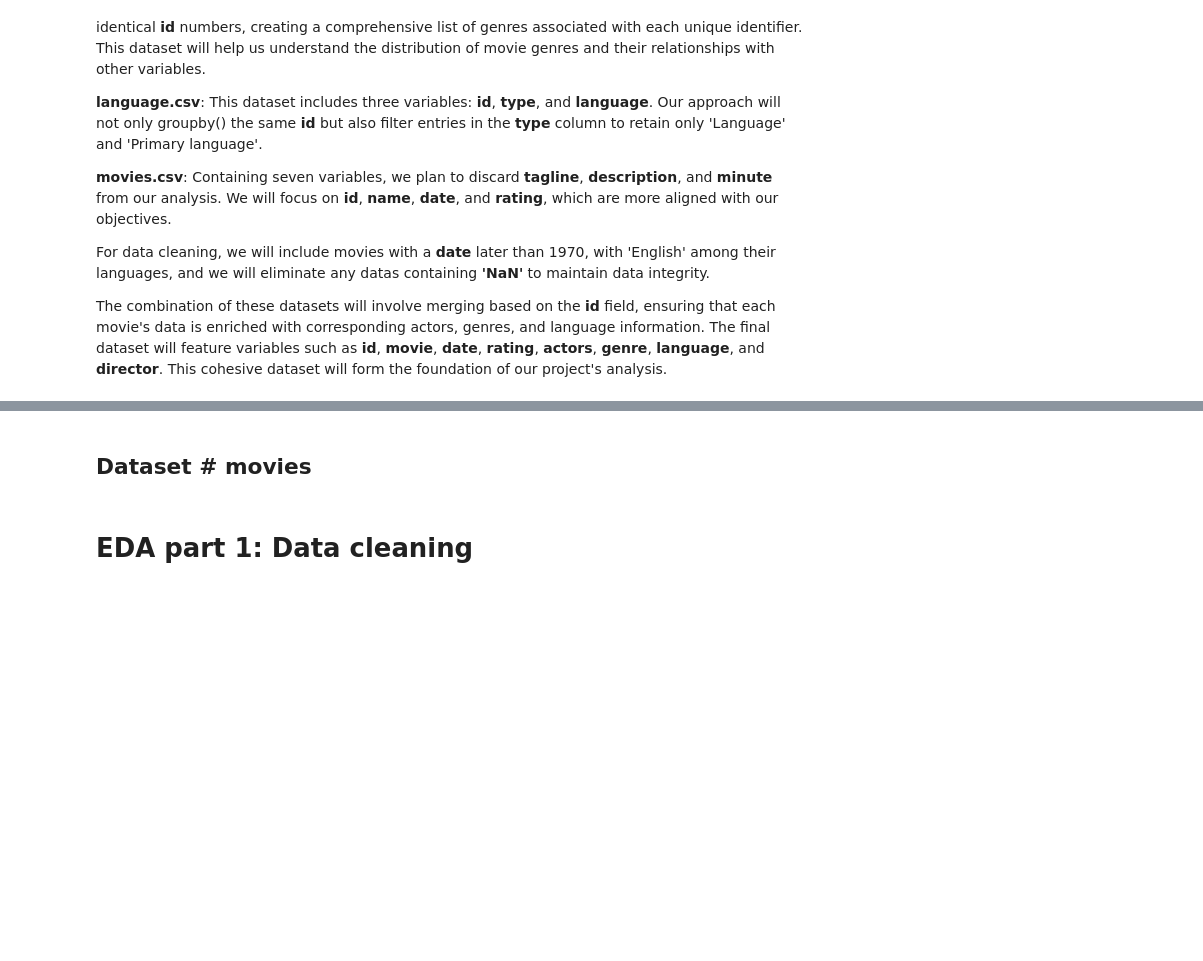
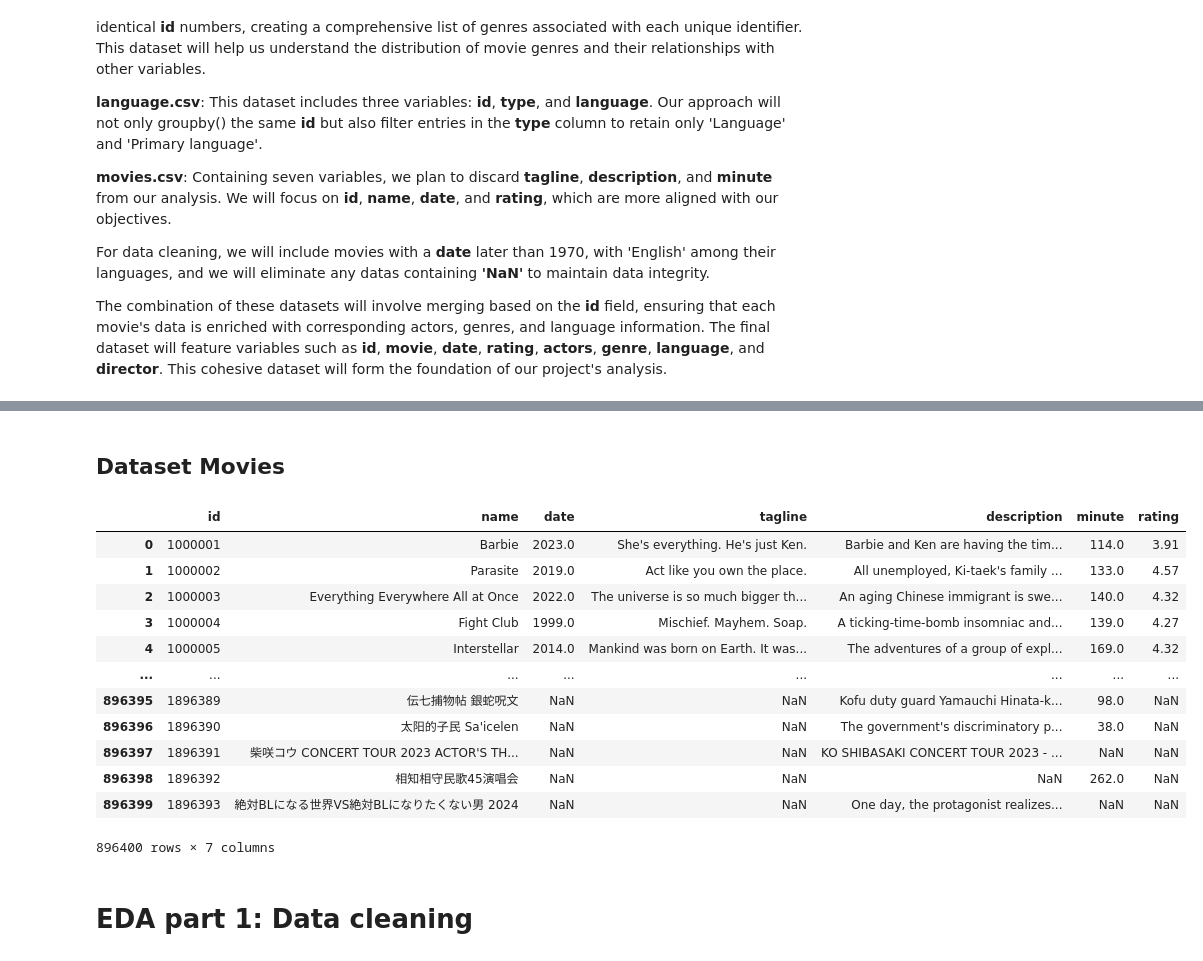
Before and after one commit to COGS108/Group080_WI24, a Jupyter notebook: EDACheckpoint_Group080_WI24.ipynb, the cells around one changed output, grey strips where cells are left out. Saved outputs shown, nothing was run; the diff lists cells and outputs as text; code cells hidden in the pictures; blank space fills up the shorter version.

```diff
--- a/EDACheckpoint_Group080_WI24.ipynb
+++ b/EDACheckpoint_Group080_WI24.ipynb
@@ -131,8 +171,22 @@ languages_df
 # %% [markdown]
-## Dataset # movies
+## Dataset Movies
 # %%
-movies_df = pd.read_csv('movies.csv')
-movies_df
+df4 = pd.read_csv('movies.csv')
+df4
+# %% [output]
+|  | id | name | date | tagline | description | minute | rating |
+| 0 | 1000001 | Barbie | 2023.0 | She's everything. He's just Ken. | Barbie and Ken are having the tim... | 114.0 | 3.91 |
+| 1 | 1000002 | Parasite | 2019.0 | Act like you own the place. | All unemployed, Ki-taek's family ... | 133.0 | 4.57 |
+| 2 | 1000003 | Everything Everywhere All at Once | 2022.0 | The universe is so much bigger th... | An aging Chinese immigrant is swe... | 140.0 | 4.32 |
+| 3 | 1000004 | Fight Club | 1999.0 | Mischief. Mayhem. Soap. | A ticking-time-bomb insomniac and... | 139.0 | 4.27 |
+| 4 | 1000005 | Interstellar | 2014.0 | Mankind was born on Earth. It was... | The adventures of a group of expl... | 169.0 | 4.32 |
+| ... | ... | ... | ... | ... | ... | ... | ... |
+| 896395 | 1896389 | 伝七捕物帖 銀蛇呪文 | NaN | NaN | Kofu duty guard Yamauchi Hinata-k... | 98.0 | NaN |
+| 896396 | 1896390 | 太阳的子民 Sa'icelen | NaN | NaN | The government's discriminatory p... | 38.0 | NaN |
+| 896397 | 1896391 | 柴咲コウ CONCERT TOUR 2023 ACTOR'S TH... | NaN | NaN | KO SHIBASAKI CONCERT TOUR 2023 - ... | NaN | NaN |
+| 896398 | 1896392 | 相知相守民歌45演唱会 | NaN | NaN | NaN | 262.0 | NaN |
+| 896399 | 1896393 | 絶対BLになる世界VS絶対BLになりたくない男 2024 | NaN | NaN | One day, the protagonist realizes... | NaN | NaN |
+896400 rows × 7 columns
 # %% [markdown]
 # **EDA part 1: Data cleaning**
 # %% [markdown]
```
Also changed, not shown: parts of 73 cells of this notebook.
